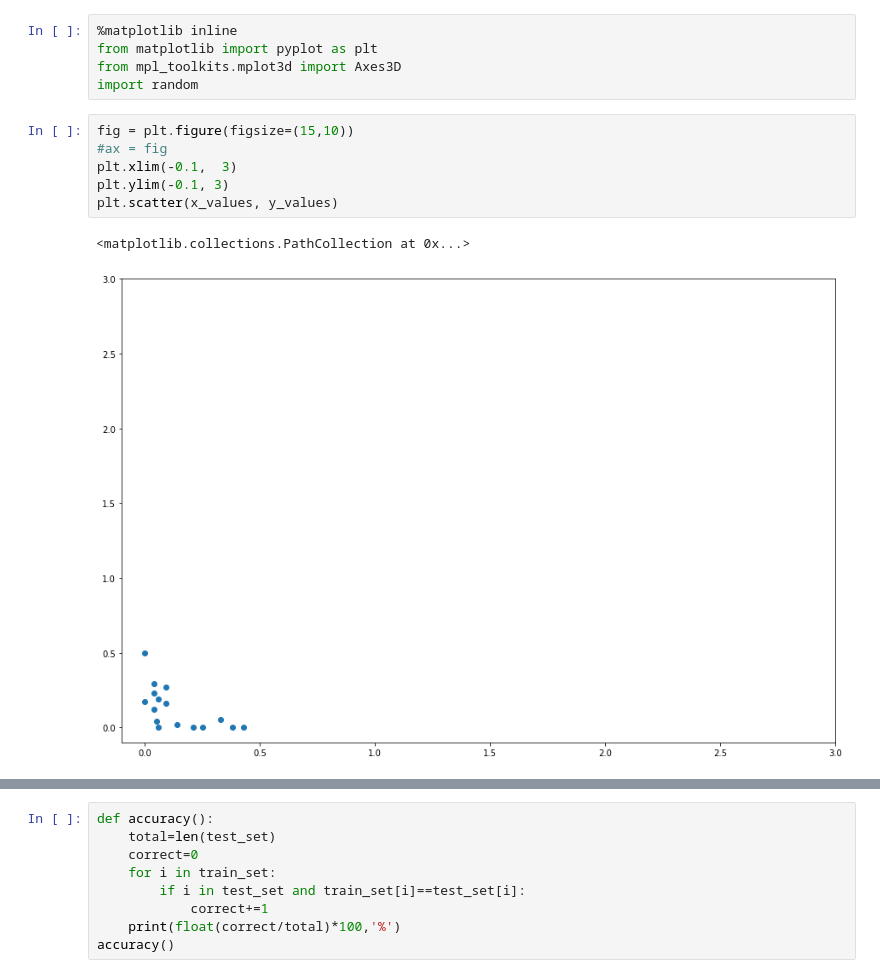
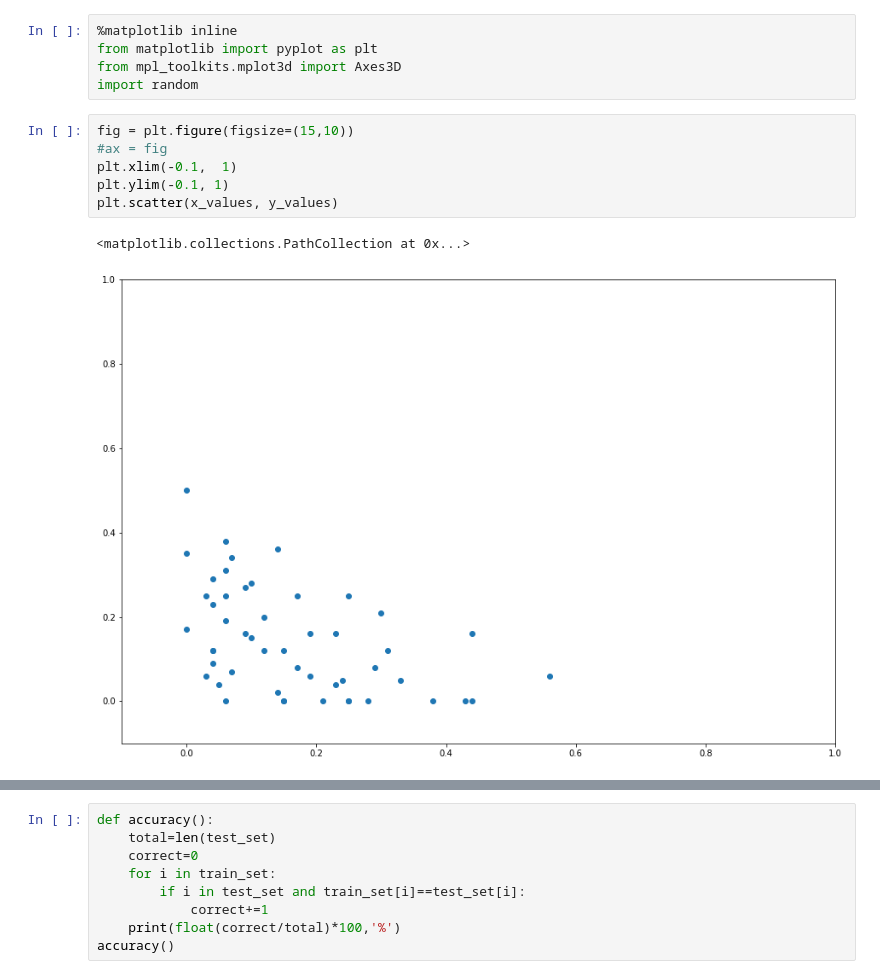
Before and after one commit to hkothari128/seniment_analysis, a Jupyter notebook: kmeans.ipynb, the cells around one changed output, grey strips where cells are left out. Drawn from its saved outputs; the diff is of its cells as text.

```diff
--- a/kmeans.ipynb
+++ b/kmeans.ipynb
@@ -17,12 +17,12 @@ import random
 # %%
 fig = plt.figure(figsize=(15,10))
 #ax = fig
-plt.xlim(-0.1,  3)
-plt.ylim(-0.1, 3)
+plt.xlim(-0.1,  1)
+plt.ylim(-0.1, 1)
 plt.scatter(x_values, y_values)
 # %% [output]
 <matplotlib.collections.PathCollection at 0x...>
-[figure, old version]
+[figure, new version]
 # %%
 %matplotlib inline
 
```
Also changed, not shown: parts of 4 cells of this notebook, 17 other files.
